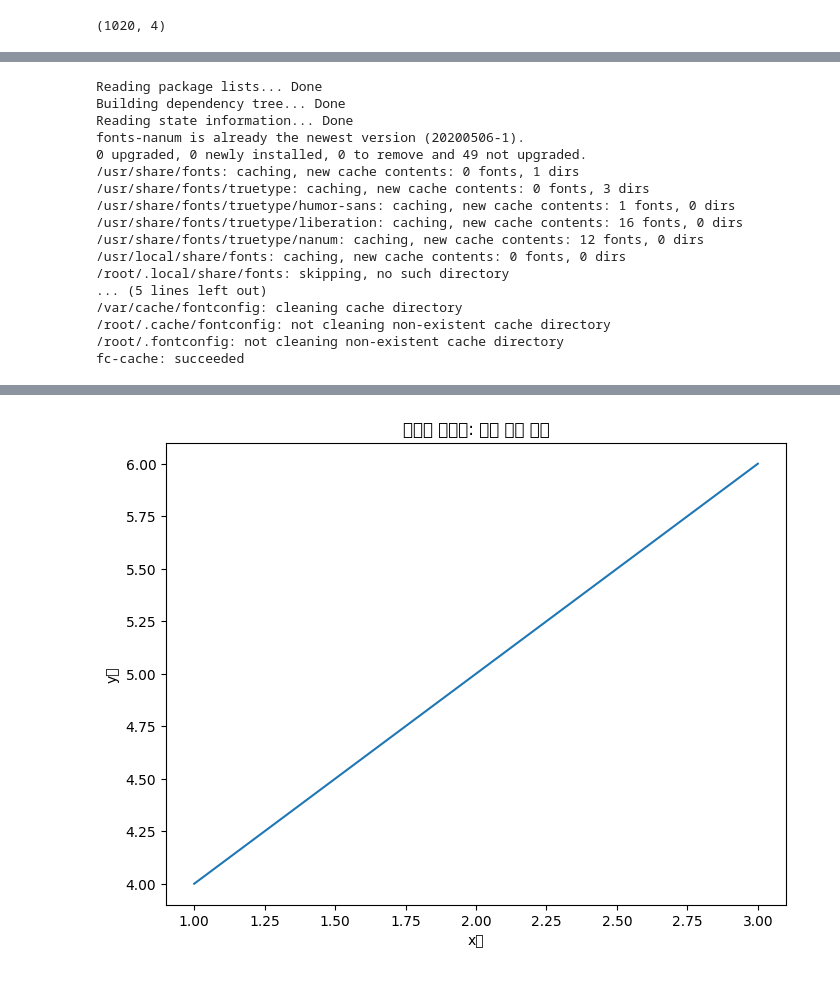
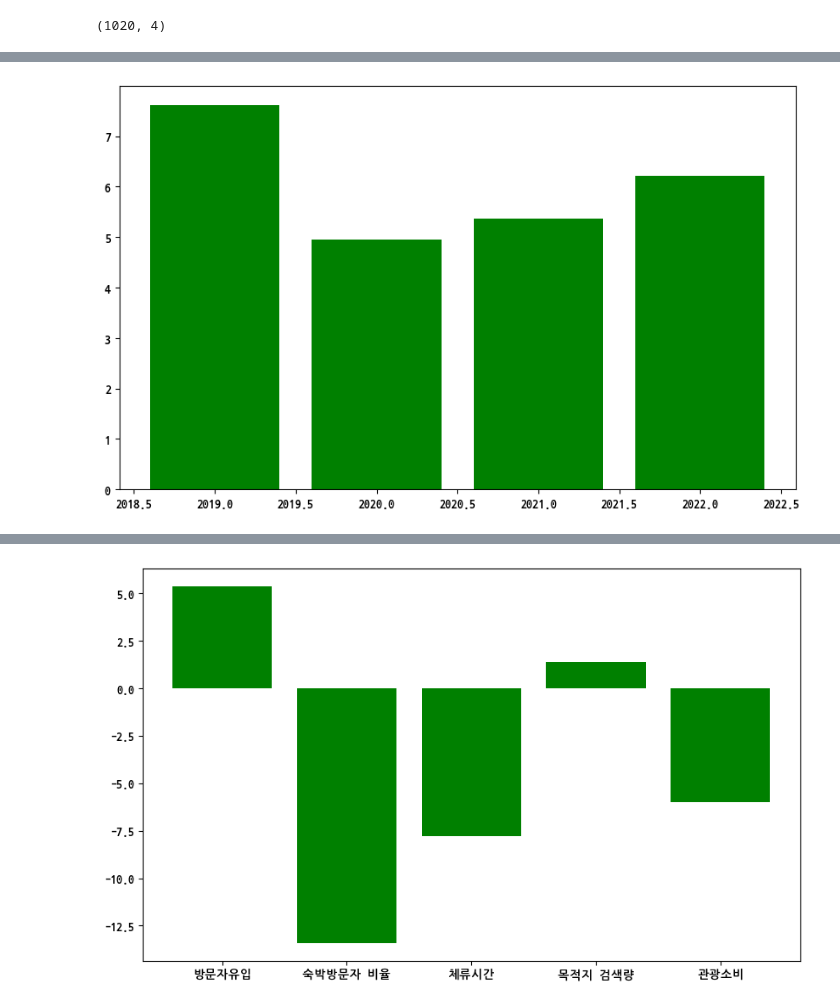
Before and after one commit to kKn00077/techit-travel-data-analysis, a Jupyter notebook: Domestic.ipynb, the cells around one changed output, grey strips where cells are left out. Drawn from its saved outputs; the diff is of its cells as text; code cells hidden in the pictures.

```diff
--- a/Domestic.ipynb
+++ b/Domestic.ipynb
@@ -71,8 +172,38 @@ display(means_df.head(1020), means_df.shape)
+# %%
+all_df = pd.read_csv("/content/drive/MyDrive/project/data/project1/20241118034609_국내여행 횟수(국내 전체).csv", encoding="euc-kr", sep=',', index_col=None)
+all_df.columns = ['기준년도','연령대', '여행 횟수']
+
+# 한글 폰트 설정
+import matplotlib.pyplot as plt
+from matplotlib import font_manager, rc
+import matplotlib as mpl
+
+# 마이너스 폰트 설정
+mpl.rcParams['axes.unicode_minus'] = False
+
+# 한글 폰트 경로 설정 (NanumGothic 사용)
+font_path = '/usr/share/fonts/truetype/nanum/NanumGothicCodingBold.ttf'
+
+# 폰트 등록
+font_manager.fontManager.addfont(font_path)
+
+font_name = font_manager.FontProperties(fname=font_path).get_name()
+rc('font', family=font_name)
+
+
+# 그래프 생성
+plt.figure(figsize=(10, 6))
+bars = plt.bar(all_df["기준년도"], all_df["여행 횟수"], color='green')
+# %% [output]
+[figure, added]
 # %%
-# 구글 코랩 한글 폰트 설치
-!sudo apt-get install -y fonts-nanum
-!sudo fc-cache -fv
-!rm ~/.cache/matplotlib -rf
+# 데이터 로드
+travel_df = pd.read_csv(
+    "/content/drive/MyDrive/project/data/project1/20241118040155_지역관광진단(전년동기대비).csv",
+    encoding="euc-kr",
+    sep=',',
+    index_col=None
+)
 
 # 한글 폰트 설정
 import matplotlib.pyplot as plt
@@ -84,31 +215,17 @@ mpl.rcParams['axes.unicode_minus'] = False
 
 # 한글 폰트 경로 설정 (NanumGothic 사용)
 font_path = '/usr/share/fonts/truetype/nanum/NanumGothicCodingBold.ttf'
+
+# 폰트 등록
+font_manager.fontManager.addfont(font_path)
+
 font_name = font_manager.FontProperties(fname=font_path).get_name()
 rc('font', family=font_name)
 
-# 테스트 그래프
-plt.figure(figsize=(8, 6))
-plt.title("테스트 그래프: 한글 출력 확인")
-plt.plot([1, 2, 3], [4, 5, 6])
-plt.xlabel("x축")
-plt.ylabel("y축")
-plt.show()
+
+travel_df.columns = ['지표명','지표 증감률']
+
+# 그래프 생성
+plt.figure(figsize=(10, 6))
+bars = plt.bar(travel_df["지표명"], travel_df["지표 증감률"], color='green')
 # %% [output]
-Reading package lists... Done
-Building dependency tree... Done
-Reading state information... Done
-fonts-nanum is already the newest version (20200506-1).
-0 upgraded, 0 newly installed, 0 to remove and 49 not upgraded.
-/usr/share/fonts: caching, new cache contents: 0 fonts, 1 dirs
-/usr/share/fonts/truetype: caching, new cache contents: 0 fonts, 3 dirs
-/usr/share/fonts/truetype/humor-sans: caching, new cache contents: 1 fonts, 0 dirs
-/usr/share/fonts/truetype/liberation: caching, new cache contents: 16 fonts, 0 dirs
-/usr/share/fonts/truetype/nanum: caching, new cache contents: 12 fonts, 0 dirs
-/usr/local/share/fonts: caching, new cache contents: 0 fonts, 0 dirs
-/root/.local/share/fonts: skipping, no such directory
-... (5 lines left out)
-/var/cache/fontconfig: cleaning cache directory
-/root/.cache/fontconfig: not cleaning non-existent cache directory
-/root/.fontconfig: not cleaning non-existent cache directory
-fc-cache: succeeded
@@ -132 +232 @@ WARNING:matplotlib.font_manager:findfont: Font family 'NanumGothicCoding' not fo
-[figure, old version]
+[figure, new version]
```
Also changed, not shown: parts of 34 cells of this notebook.
